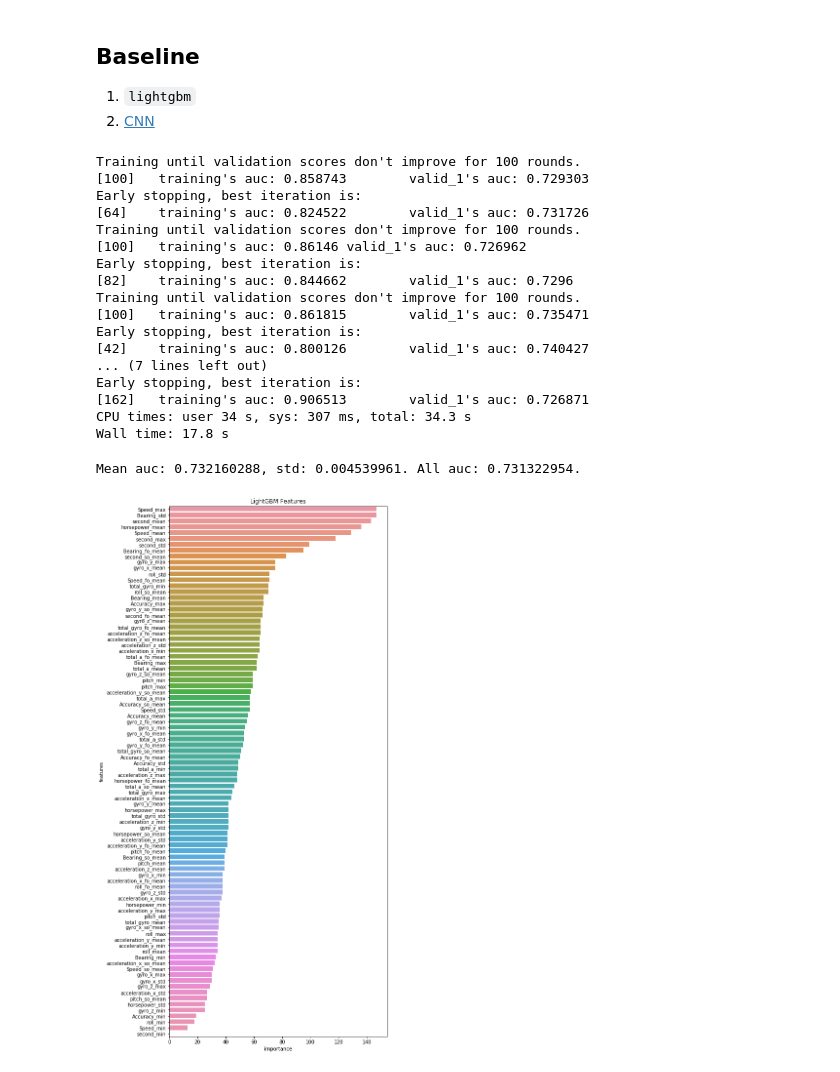
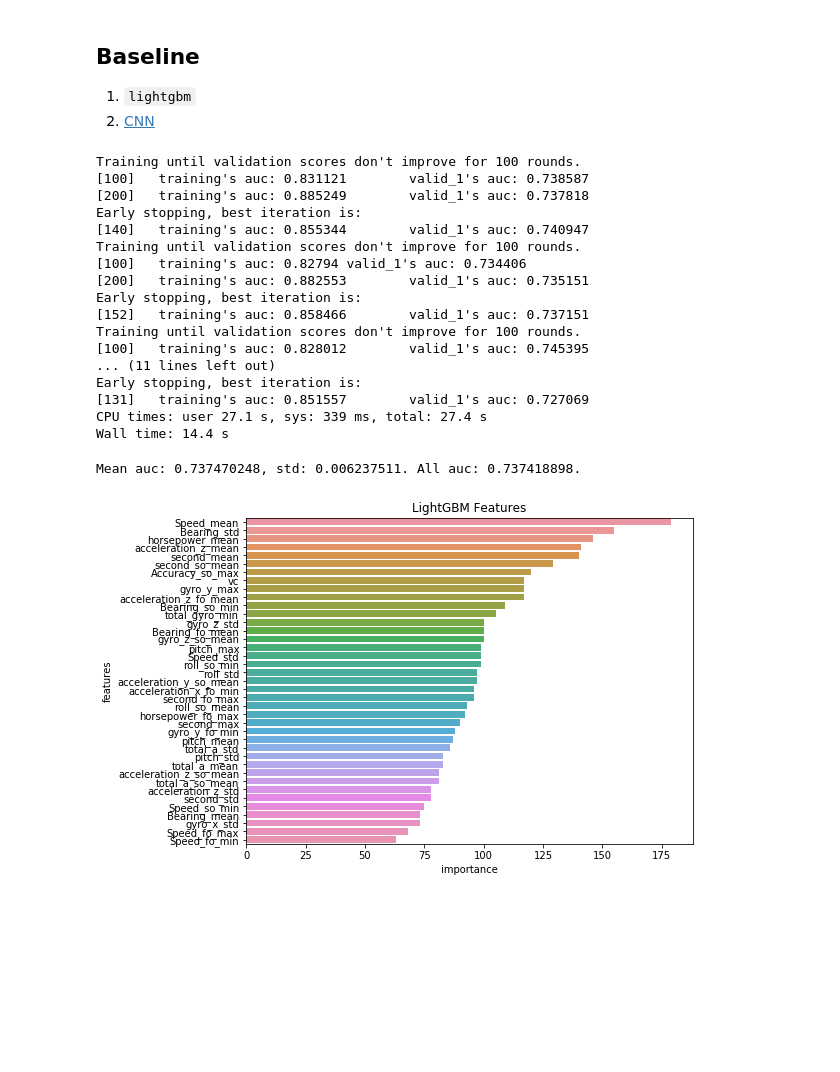
Before and after one commit to wjensheng/grab, a Jupyter notebook: model.ipynb, the cells around one changed output. Drawn from its saved outputs; the diff is of its cells as text; code cells hidden in the pictures; blank space fills up the shorter version.

```diff
--- a/model.ipynb
+++ b/model.ipynb
@@ -37,7 +37,7 @@ PATH_FEATURES = PATH + 'safety/features'
 ## Read in
 Start working from the aggregated dataframe `agg_df`.
 # %%
-train_df = pd.read_pickle(f'{PATH_FEATURES}/agg_df.pkl')
+train_df = pd.read_pickle(f'{PATH_FEATURES}/agg_df_159.pkl')
 
 train_df.head()
 # %% [output]
@@ -50,0 +51,4 @@ train_df.head()
+# %%
+select_f = features_df['features'].tolist()
+
+len(select_f)
@@ -51,7 +57,10 @@ train_df.head()
 # %%
 exclude = ['label', 'bookingID']
 
-features = [c for c in train_df.columns if c not in exclude]
+# features = [c for c in train_df.columns if c not in exclude]
+
+
+features = select_f
 
 len(features)
 # %% [output]
@@ -73,25 +82,26 @@ feature_importance_df = pd.DataFrame()
 oof = train_df[['bookingID', 'label']]
 oof['predict'] = 0
 oof = oof.reset_index()
+# %%
+lgb_params = {
+    'boosting_type': 'gbdt',
+    'objective': 'binary',
+    'metric': 'auc',
+    'verbose': 1,
+    'learning_rate': 0.05,
+    'num_leaves': 31,
+    'feature_fraction': 0.7,
+    'min_data_in_leaf': 200,
+    'bagging_fraction': 0.8,
+    'bagging_freq': 20,
+    'lambda_l1': 5,
+    'min_hessian': 0.01,
+    'feature_fraction_seed': 2,
+    'bagging_seed': 3,
+    "seed": random_state
+}
 # %%
 %%time
-lgb_params = {
-    'boosting_type': 'gbdt',
-    'objective': 'binary',
-    'metric': 'auc',
-    'verbose': 1,
-    'learning_rate': 0.05,
-    'num_leaves': 31,
-    'feature_fraction': 0.7,
-    'min_data_in_leaf': 200,
-    'bagging_fraction': 0.8,
-    'bagging_freq': 20,
-    'min_hessian': 0.01,
-    'feature_fraction_seed': 2,
-    'bagging_seed': 3,
-    "seed": random_state
-}
-
 for fold, (trn_idx, val_idx) in enumerate(skf.split(train_df, train_df['label'])):
     X_train, y_train = train_df.iloc[trn_idx][features], train_df.iloc[trn_idx]['label']
     X_valid, y_valid = train_df.iloc[val_idx][features], train_df.iloc[val_idx]['label']
@@ -117,39 +127,43 @@ for fold, (trn_idx, val_idx) in enumerate(skf.split(train_df, train_df['label'])
     val_aucs.append(val_score)
 # %% [output]
 Training until validation scores don't improve for 100 rounds.
-[100]   training's auc: 0.858743        valid_1's auc: 0.729303
+[100]   training's auc: 0.831121        valid_1's auc: 0.738587
+[200]   training's auc: 0.885249        valid_1's auc: 0.737818
 Early stopping, best iteration is:
-[64]    training's auc: 0.824522        valid_1's auc: 0.731726
+[140]   training's auc: 0.855344        valid_1's auc: 0.740947
 Training until validation scores don't improve for 100 rounds.
-[100]   training's auc: 0.86146 valid_1's auc: 0.726962
+[100]   training's auc: 0.82794 valid_1's auc: 0.734406
+[200]   training's auc: 0.882553        valid_1's auc: 0.735151
 Early stopping, best iteration is:
-[82]    training's auc: 0.844662        valid_1's auc: 0.7296
+[152]   training's auc: 0.858466        valid_1's auc: 0.737151
 Training until validation scores don't improve for 100 rounds.
-[100]   training's auc: 0.861815        valid_1's auc: 0.735471
+[100]   training's auc: 0.828012        valid_1's auc: 0.745395
+... (11 lines left out)
 Early stopping, best iteration is:
-[42]    training's auc: 0.800126        valid_1's auc: 0.740427
-... (7 lines left out)
-Early stopping, best iteration is:
-[162]   training's auc: 0.906513        valid_1's auc: 0.726871
-CPU times: user 34 s, sys: 307 ms, total: 34.3 s
-Wall time: 17.8 s
+[131]   training's auc: 0.851557        valid_1's auc: 0.727069
+CPU times: user 27.1 s, sys: 339 ms, total: 27.4 s
+Wall time: 14.4 s
 # %%
 mean_auc = np.mean(val_aucs)
 std_auc = np.std(val_aucs)
 all_auc = roc_auc_score(oof['label'], oof['predict'])
 print("Mean auc: %.9f, std: %.9f. All auc: %.9f." % (mean_auc, std_auc, all_auc))
 # %% [output]
-Mean auc: 0.732160288, std: 0.004539961. All auc: 0.731322954.
+Mean auc: 0.737470248, std: 0.006237511. All auc: 0.737418898.
 # %%
 feature_score = lgb_clf.feature_importance()
 
 features_df = pd.DataFrame({'features': features,
                             'importance': feature_score})
 
-plt.figure(figsize=(8,20))
+features_df = features_df.sort_values('importance', ascending=False)
+
+# features_df = features_df[:int(len(features)/2)]
+
+plt.figure(figsize=(8,6))
 sns.barplot(x="importance", y="features",
-            data=features_df.sort_values(by="importance",ascending=False))
+            data=features_df)
 plt.title('LightGBM Features')
 plt.show()
 # %% [output]
-[figure, old version]
+[figure, new version]
```
Also changed, not shown: parts of 3 cells of this notebook, 2 other files.
